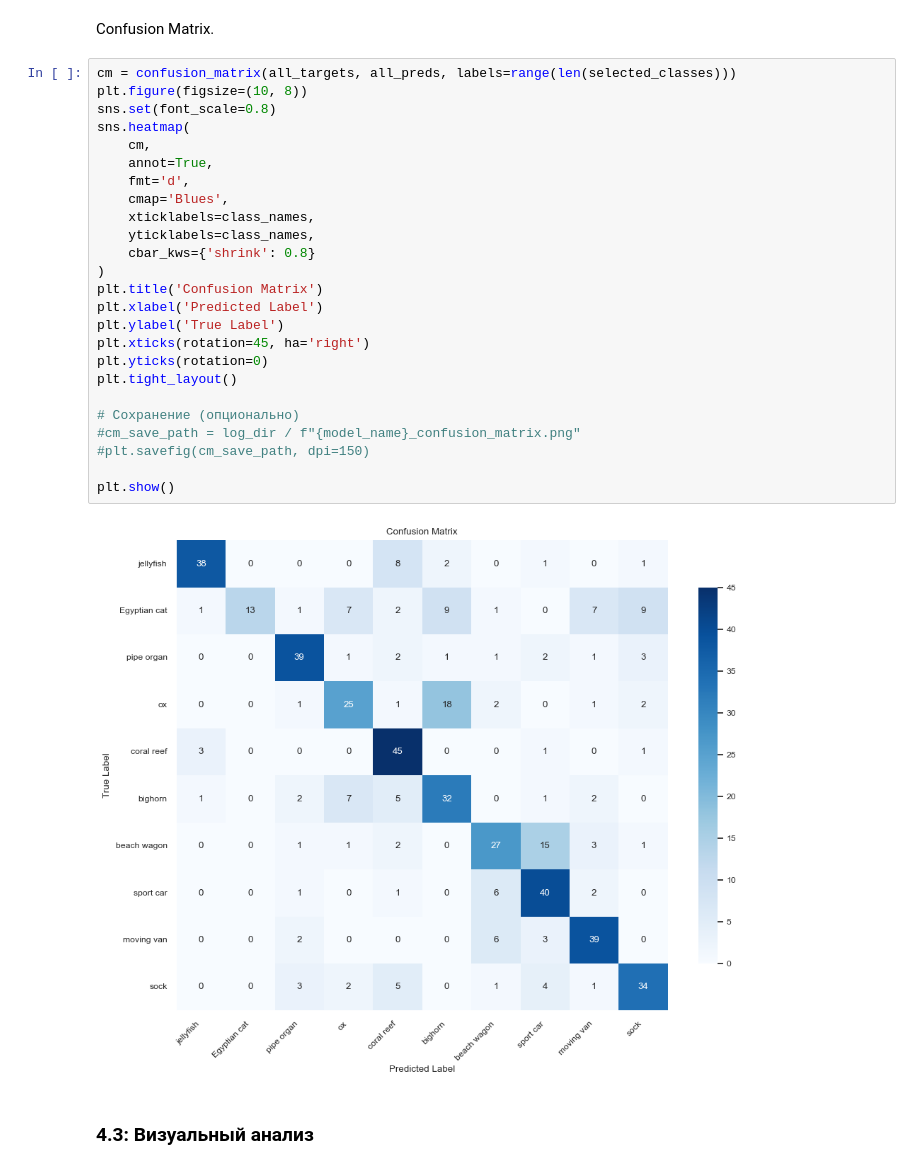
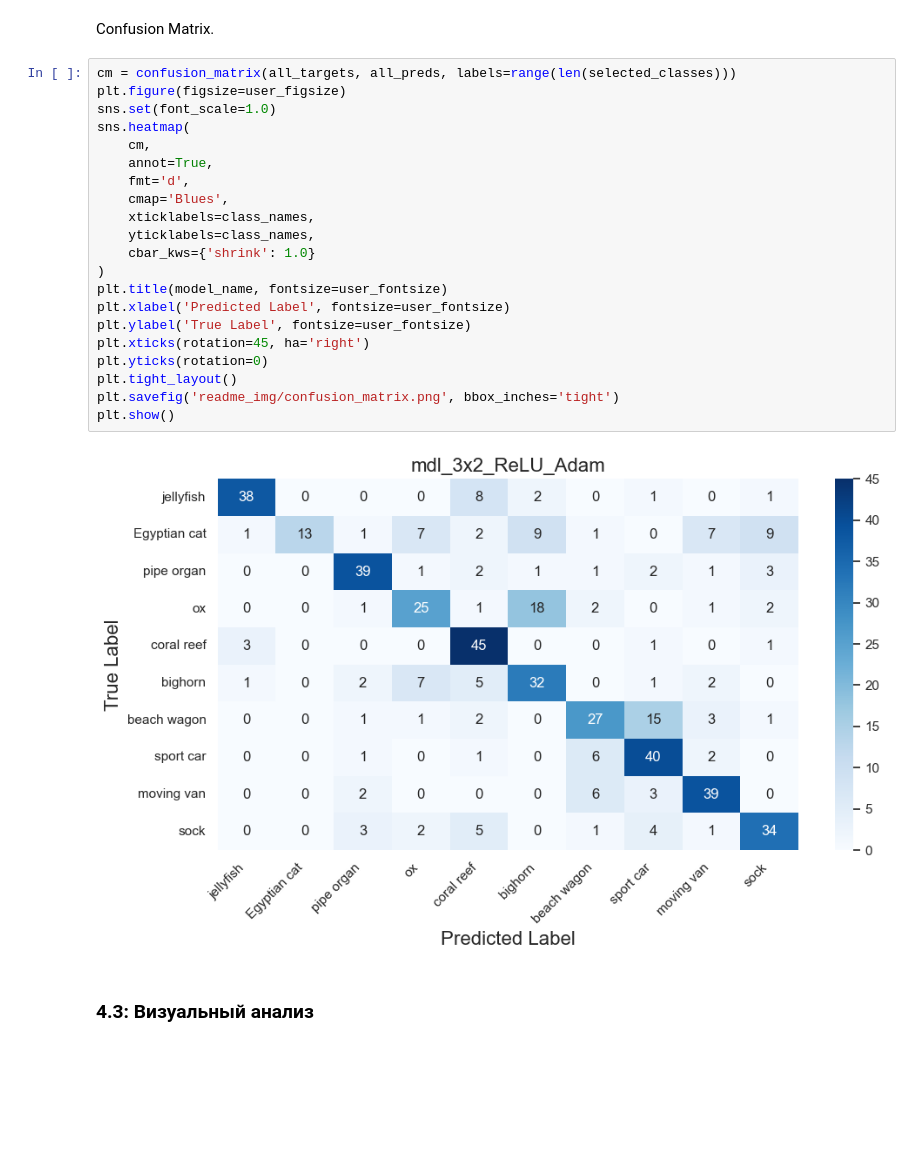
Before and after one commit to romangorbunov91/ResNet18, a Jupyter notebook: main_notebook.ipynb, the cells around one changed output. Drawn from its saved outputs; the diff is of its cells as text; blank space fills up the shorter version.

Commit message:
Доработан `README.md`.

```diff
--- a/main_notebook.ipynb
+++ b/main_notebook.ipynb
@@ -423,31 +423,27 @@ with open('README.md', 'w', encoding='utf-8') as f:
 Confusion Matrix.
 # %%
 cm = confusion_matrix(all_targets, all_preds, labels=range(len(selected_classes)))
-plt.figure(figsize=(10, 8))
-sns.set(font_scale=0.8)
+plt.figure(figsize=user_figsize)
+sns.set(font_scale=1.0)
 sns.heatmap(
     cm,
     annot=True,
     fmt='d',
     cmap='Blues',
     xticklabels=class_names,
     yticklabels=class_names,
-    cbar_kws={'shrink': 0.8}
+    cbar_kws={'shrink': 1.0}
 )
-plt.title('Confusion Matrix')
-plt.xlabel('Predicted Label')
-plt.ylabel('True Label')
+plt.title(model_name, fontsize=user_fontsize)
+plt.xlabel('Predicted Label', fontsize=user_fontsize)
+plt.ylabel('True Label', fontsize=user_fontsize)
 plt.xticks(rotation=45, ha='right')
 plt.yticks(rotation=0)
 plt.tight_layout()
-
-# Сохранение (опционально)
-#cm_save_path = log_dir / f"{model_name}_confusion_matrix.png"
-#plt.savefig(cm_save_path, dpi=150)
-
+plt.savefig('readme_img/confusion_matrix.png', bbox_inches='tight')
 plt.show()
 # %% [output]
-[figure, old version]
+[figure, new version]
 # %% [markdown]
 ### 4.3: Визуальный анализ
 # %% [markdown]
```
Also changed, not shown: 2 other files.
